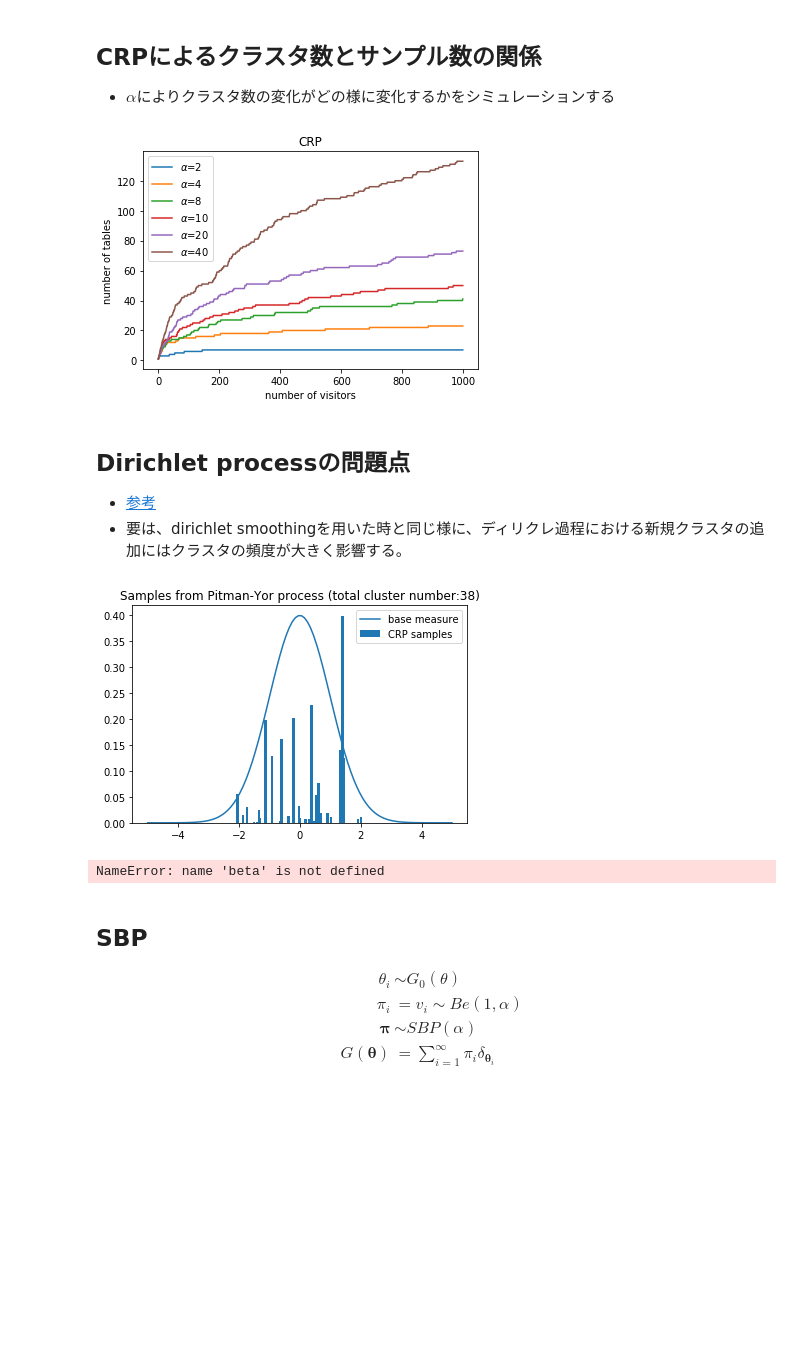
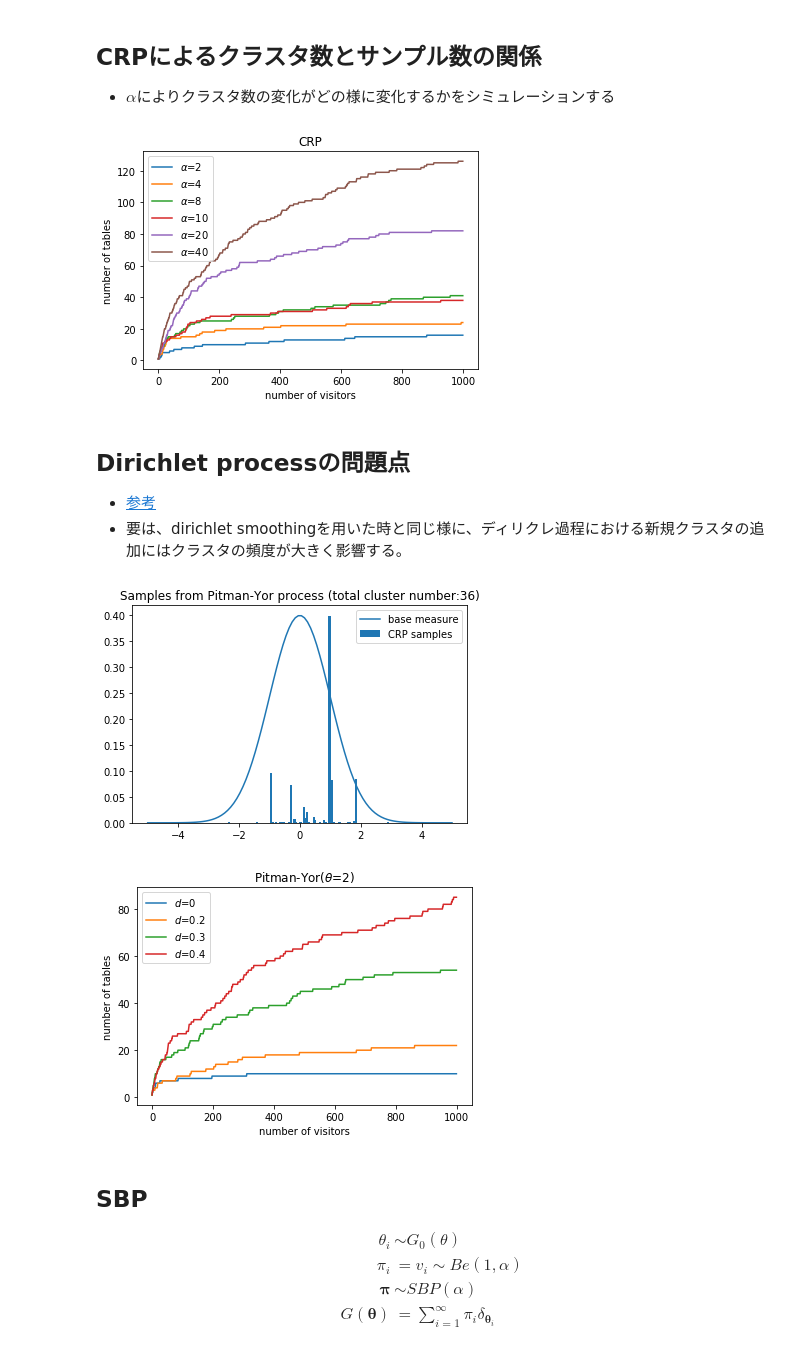
Before and after one commit to swmkts/machine_learning, a Jupyter notebook: bayes/CRP_PitmanYor_SBP.ipynb, the cells around one changed output. Drawn from its saved outputs; the diff is of its cells as text; code cells hidden in the pictures; blank space fills up the shorter version.

```diff
--- a/bayes/CRP_PitmanYor_SBP.ipynb
+++ b/bayes/CRP_PitmanYor_SBP.ipynb
@@ -42,29 +42,6 @@ plt.title("Ascending factorial")
 plt.show()
 # %% [output]
 [figure]
-# %%
-alpha = [1, 2, 5, 10, 20]
-adds = []
-clusters = []
-for al in alpha:
-    N = 1000
-    tables = [1]
-    num_person = [1]
-    add_num = [1]
-    cluster_len = [1]
-    for n in range(2, N+1):
-            prob = [num_person[i] / (n - 1 + al) for i in range(len(tables))] + [al / (n - 1 + al)]
-            samp = np.random.multinomial(1, prob)
-            cluster = int(np.where(samp==True)[0])
-            if cluster+1 > len(num_person):
-                num_person.append(1)
-                tables.append(1)
-            else:
-                num_person[cluster] += 1
-            add_num.append(n)
-            cluster_len.append(len(tables))
-    adds.append(add_num)
-    clusters.append(cluster_len)
 # %%
 class CRP:
     """
@@ -191,7 +168,7 @@ plt.xlabel("number of visitors")
 plt.ylabel("number of tables")
 plt.show()
 # %% [output]
-[figure, old version]
+[figure, new version]
 # %% [markdown]
 ## Dirichlet processの問題点
 * [参考](http://chasen.org/~daiti-m/paper/svm2006-hpylm.pdf)
@@ -308,22 +285,22 @@ plt.title("Samples from Pitman-Yor process (total cluster number:{})".format(len
 plt.legend()
 plt.show()
 # %% [output]
-[figure, old version]
+[figure, new version]
 # %%
 theta = 2
 # alpha = 8
 d = [0, 0.2, 0.3, 0.4]
-for i in range(len(beta)):
+for i in range(len(d)):
     py = PitmanYor(**{"base_measure": np.random.normal, "base_param": [0, 1], "theta": theta, "d": d[i]})
     transition = py.simulate(1000)
     plt.plot(np.arange(len(transition)), transition, label=r'$d$='+str(d[i]))
 plt.legend()
 plt.title("Pitman-Yor" + r'($\theta$=' + str(theta)+")")
 plt.xlabel("number of visitors")
 plt.ylabel("number of tables")
 plt.show()
 # %% [output]
-NameError: name 'beta' is not defined
+[figure, added]
 # %% [markdown]
 ## SBP
 $$
```
Also changed, not shown: parts of 4 cells of this notebook.
